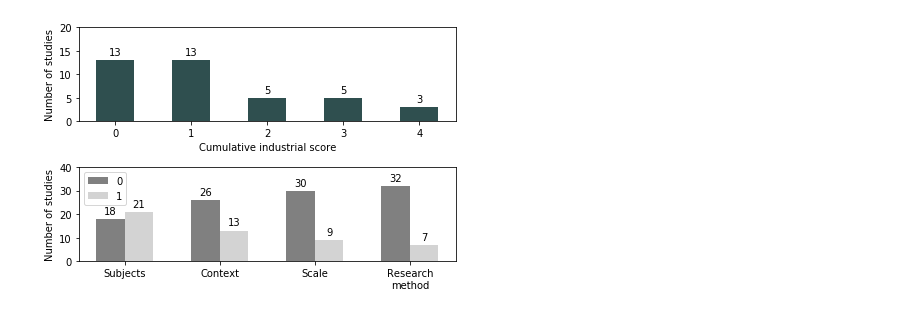
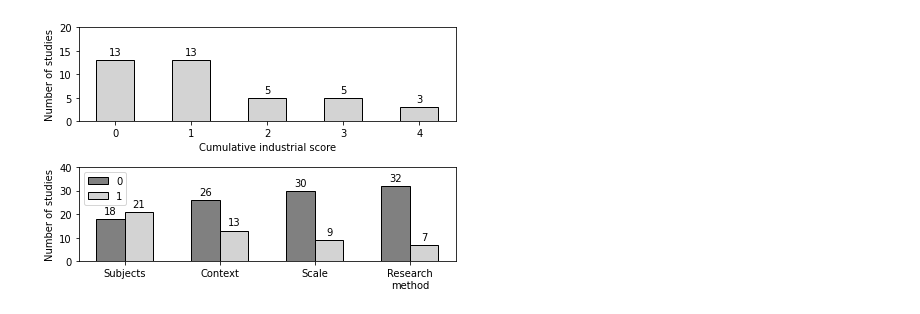
Before and after one commit to engelhamer/SLR-2021, a Jupyter notebook: data_analysis/result_plots.ipynb, the cells around one changed output. Saved outputs shown, nothing was run; the diff lists cells and outputs as text; code cells hidden in the pictures.

```diff
--- a/data_analysis/result_plots.ipynb
+++ b/data_analysis/result_plots.ipynb
@@ -86,39 +15,39 @@ width = 0.30
 
 fig, (ax1, ax2) = plt.subplots(2)
 
-rects = ax1.bar(total_scores, no_of_studies, 0.5, color='darkslategray')
+rects = ax1.bar(total_scores, no_of_studies, 0.5, color='lightgray', edgecolor="black")
 ax1.set_ylabel('Number of studies')
 ax1.set_xlabel('Cumulative industrial score')
 
 
-rects1 = ax2.bar(x - width/2, score_zero, width, label='0', color='gray')
-rects2 = ax2.bar(x + width/2, score_one, width, label='1', color='lightgray')
+rects1 = ax2.bar(x - width/2, score_zero, width, label='0', color='gray', edgecolor="black")
+rects2 = ax2.bar(x + width/2, score_one, width, label='1', color='lightgray', edgecolor="black")
 
 ax2.set_ylabel('Number of studies')
 ax2.set_xticks(x)
 ax2.set_xticklabels(labels)
 ax2.legend()
 
 
 def autolabel(rects, ax):
     for rect in rects:
         height = rect.get_height()
         ax.annotate('{}'.format(height),
                     xy=(rect.get_x() + rect.get_width() / 2, height),
                     xytext=(0, 3),  # 3 points vertical offset
                     textcoords="offset points",
                     ha='center', va='bottom')
 
 autolabel(rects, ax1)
 autolabel(rects1, ax2)
 autolabel(rects2, ax2)
 
 ax1.set_ylim(0, 20)
 ax2.set_ylim(0, 40)
 
 fig.tight_layout()
 
 #plt.show()
 plt.savefig('figures/industrial_score.pdf', bbox_inches='tight')
 # %% [output]
-[figure, old version]
+[figure, new version]
```
Also changed, not shown: parts of 5 cells of this notebook, 2 other files.
